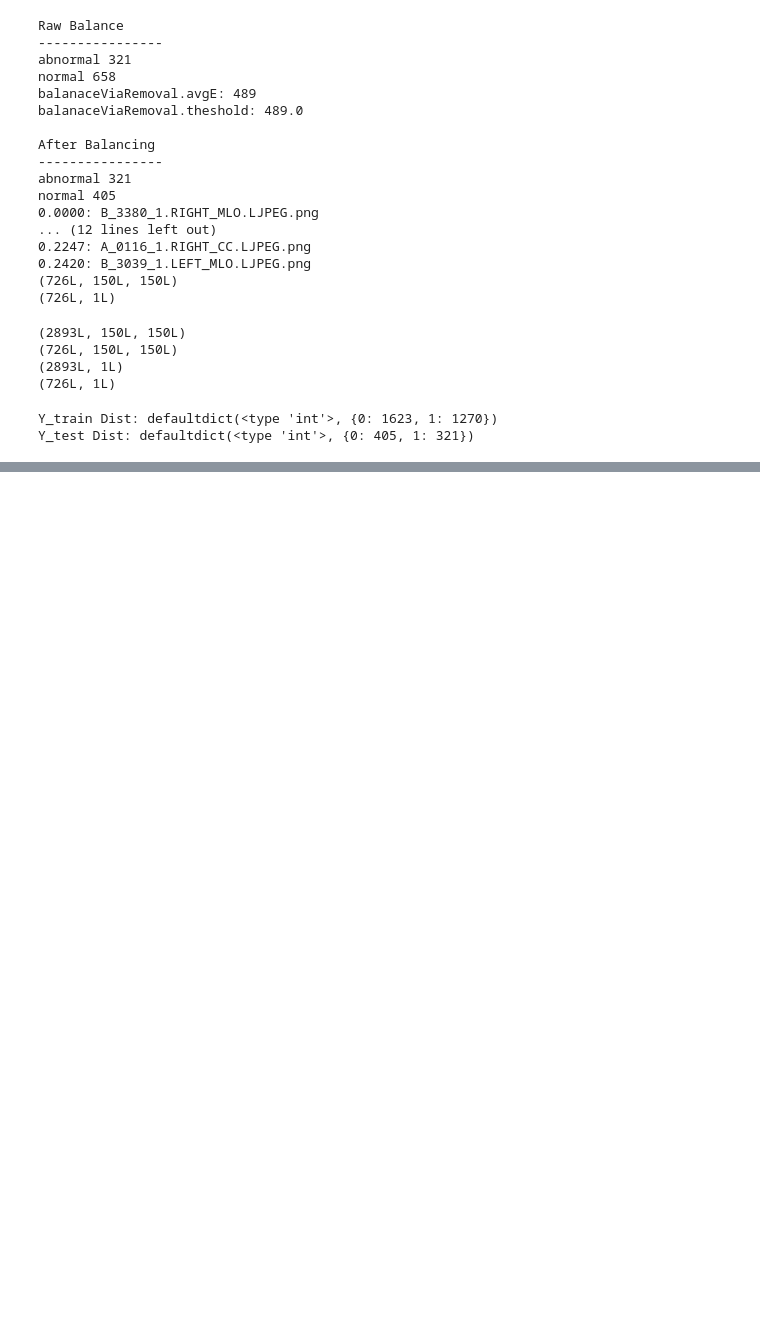
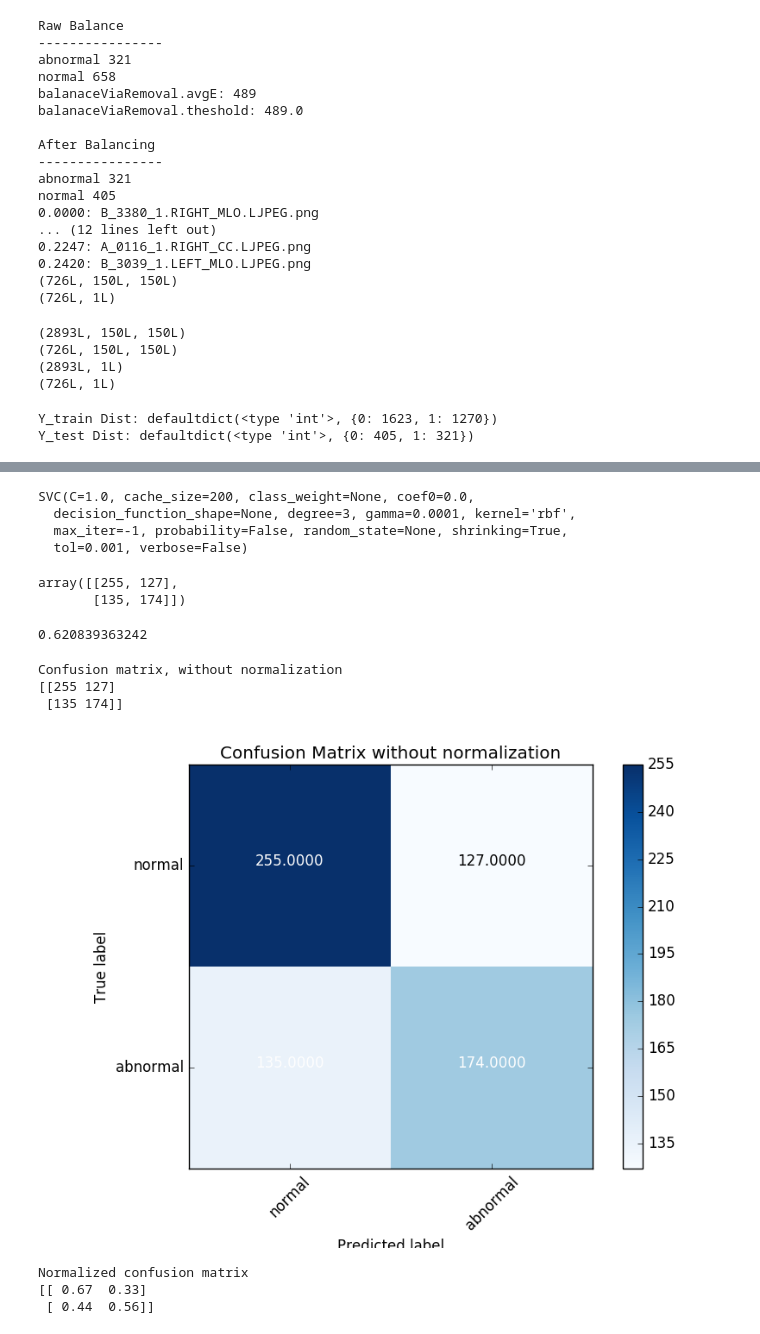
Before and after one commit to jnarhan/Breast_Cancer, a Jupyter notebook: src/models/Youqing_SVM_Model2.ipynb, the cells around one changed output, grey strips where cells are left out. Drawn from its saved outputs; the diff is of its cells as text; code cells hidden in the pictures; blank space fills up the shorter version.

```diff
--- a/src/models/Youqing_SVM_Model2.ipynb
+++ b/src/models/Youqing_SVM_Model2.ipynb
@@ -212,0 +333,8 @@ Image(filename='cm_norm.png')
+# %%
+model = SVC(C=1.0, gamma=0.0001, kernel='rbf')
+model.fit(X_train_s,Y_train_s)
+# %% [output]
+SVC(C=1.0, cache_size=200, class_weight=None, coef0=0.0,
+  decision_function_shape=None, degree=3, gamma=0.0001, kernel='rbf',
+  max_iter=-1, probability=False, random_state=None, shrinking=True,
+  tol=0.001, verbose=False)
@@ -212,0 +344,38 @@ Image(filename='cm_norm.png')
+# %%
+svm_matrix = skm.confusion_matrix(Y_test, predicted)
+svm_matrix
+# %% [output]
+array([[255, 127],
+       [135, 174]])
+# %%
+print metrics.accuracy_score(expected,predicted)
+# %% [output]
+0.620839363242
+# %%
+numBC = bc.reverseDict(categories)
+class_names = numBC.values()
+np.set_printoptions(precision=2)
+
+# Plot non-normalized confusion matrix
+plt.figure()
+bc.plot_confusion_matrix(svm_matrix, classes=class_names,
+                      title='Confusion Matrix without normalization')
+plt.savefig('threshold_class2_o_norm.png')
+# %% [output]
+Confusion matrix, without normalization
+[[255 127]
+ [135 174]]
+# %%
+from IPython.display import Image
+Image(filename='threshold_class2_o_norm.png')
+# %% [output]
+[figure, added]
+# %%
+plt.figure()
+bc.plot_confusion_matrix(svm_matrix, classes=class_names, normalize=True,
+                      title='Confusion Matrix with normalization')
+plt.savefig('threshold_class2_norm.png')
+# %% [output]
+Normalized confusion matrix
+[[ 0.67  0.33]
+ [ 0.44  0.56]]
```
Also changed, not shown: parts of 26 cells of this notebook, 5 other files.
